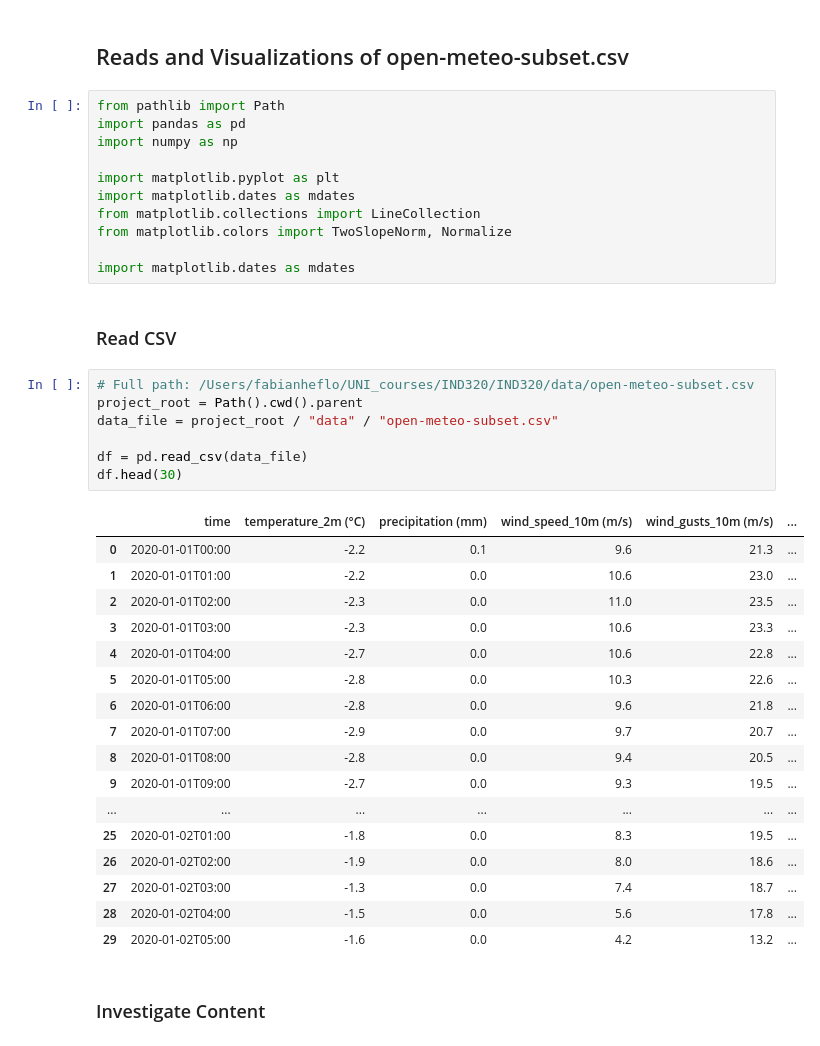
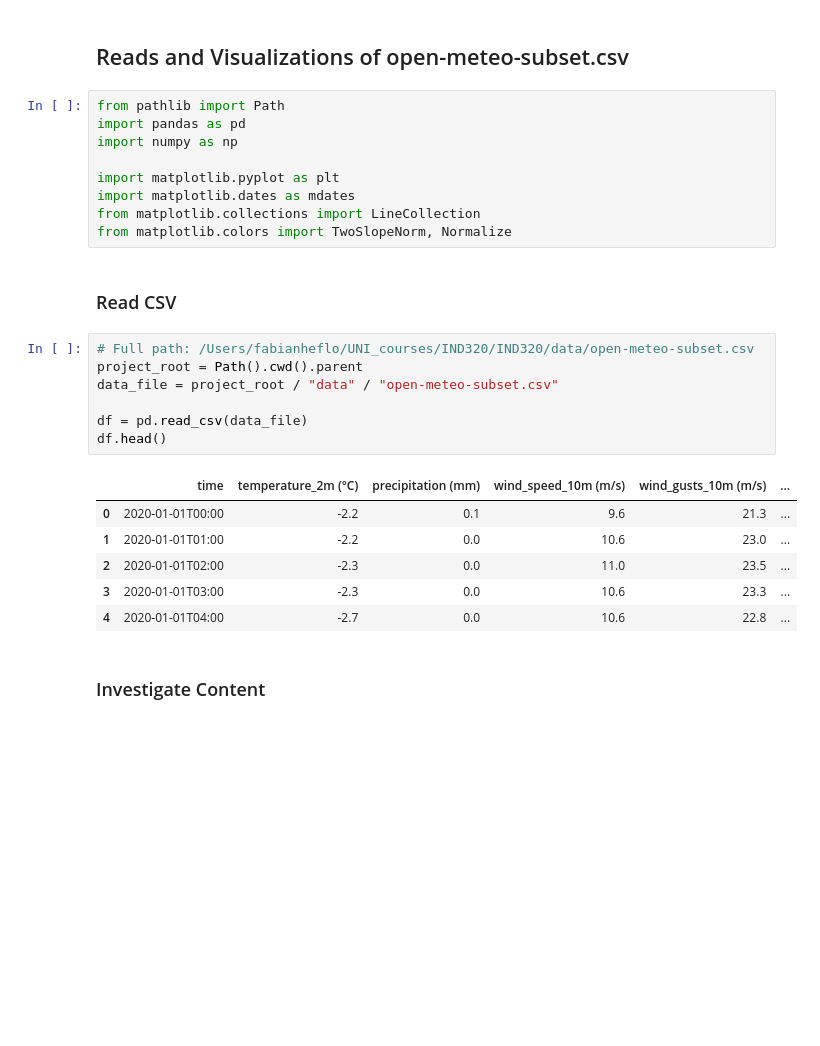
Before and after one commit to fheflo1/IND320, a Jupyter notebook: src/open_meto.ipynb, the cells around one changed output. Saved outputs shown, nothing was run; the diff lists cells and outputs as text; blank space fills up the shorter version.

```diff
--- a/src/open_meto.ipynb
+++ b/src/open_meto.ipynb
@@ -29,35 +29,22 @@ import matplotlib.pyplot as plt
 import matplotlib.dates as mdates
 from matplotlib.collections import LineCollection
 from matplotlib.colors import TwoSlopeNorm, Normalize
-
-import matplotlib.dates as mdates
 # %% [markdown]
 ### Read CSV
 # %%
 # Full path: /Users/fabianheflo/UNI_courses/IND320/IND320/data/open-meteo-subset.csv
 project_root = Path().cwd().parent
 data_file = project_root / "data" / "open-meteo-subset.csv"
 
 df = pd.read_csv(data_file)
-df.head(30)
+df.head()
 # %% [output]
 |  | time | temperature_2m (°C) | precipitation (mm) | wind_speed_10m (m/s) | wind_gusts_10m (m/s) | ... |
 | 0 | 2020-01-01T00:00 | -2.2 | 0.1 | 9.6 | 21.3 | ... |
 | 1 | 2020-01-01T01:00 | -2.2 | 0.0 | 10.6 | 23.0 | ... |
 | 2 | 2020-01-01T02:00 | -2.3 | 0.0 | 11.0 | 23.5 | ... |
 | 3 | 2020-01-01T03:00 | -2.3 | 0.0 | 10.6 | 23.3 | ... |
 | 4 | 2020-01-01T04:00 | -2.7 | 0.0 | 10.6 | 22.8 | ... |
-| 5 | 2020-01-01T05:00 | -2.8 | 0.0 | 10.3 | 22.6 | ... |
-| 6 | 2020-01-01T06:00 | -2.8 | 0.0 | 9.6 | 21.8 | ... |
-| 7 | 2020-01-01T07:00 | -2.9 | 0.0 | 9.7 | 20.7 | ... |
-| 8 | 2020-01-01T08:00 | -2.8 | 0.0 | 9.4 | 20.5 | ... |
-| 9 | 2020-01-01T09:00 | -2.7 | 0.0 | 9.3 | 19.5 | ... |
-| ... | ... | ... | ... | ... | ... | ... |
-| 25 | 2020-01-02T01:00 | -1.8 | 0.0 | 8.3 | 19.5 | ... |
-| 26 | 2020-01-02T02:00 | -1.9 | 0.0 | 8.0 | 18.6 | ... |
-| 27 | 2020-01-02T03:00 | -1.3 | 0.0 | 7.4 | 18.7 | ... |
-| 28 | 2020-01-02T04:00 | -1.5 | 0.0 | 5.6 | 17.8 | ... |
-| 29 | 2020-01-02T05:00 | -1.6 | 0.0 | 4.2 | 13.2 | ... |
 # %% [markdown]
 ### Investigate Content
 # %%
```
Also changed, not shown: parts of 2 cells of this notebook.
